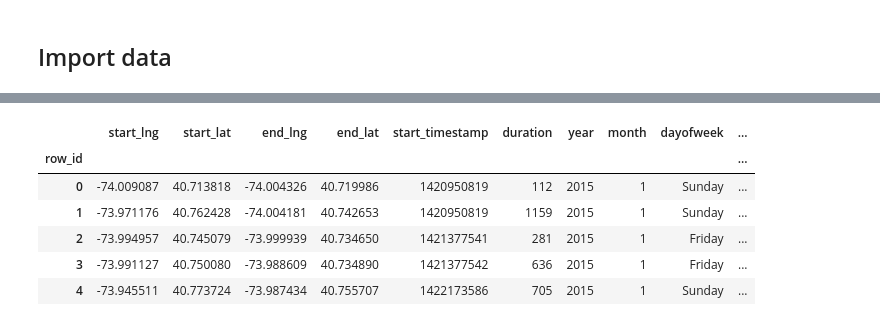
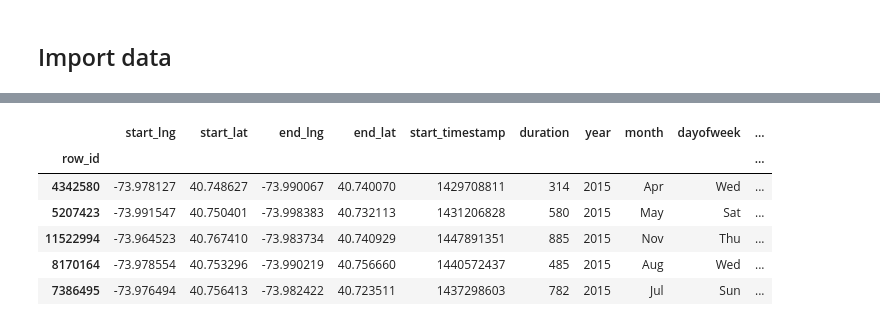
Before and after one commit to niranjv/ml-datasets, a Jupyter notebook: trip-times/jupyter/analysis.ipynb, the cells around one changed output, grey strips where cells are left out. Cells and saved outputs as stored; diff of their text form; code cells hidden in the pictures.

```diff
--- a/trip-times/jupyter/analysis.ipynb
+++ b/trip-times/jupyter/analysis.ipynb
@@ -38,10 +55,15 @@ seaborn.version =  0.8.1
 # %% [markdown]
 ## Import data
 # %%
-# read training set
-train = pd.read_csv("../data/train.csv", index_col=0, header=0)
-train.shape
-train.info()
+# import training set
+train_all = pd.read_csv("../data/train.csv", index_col=0, header=0)
+train_all.shape
+train_all.info()
+
+# import test data
+test = pd.read_csv("../data/test.csv", index_col=0, header=0)
+test.shape
+test.info()
 # %% [output]
 (12905715, 6)
 <class 'pandas.core.frame.DataFrame'>
@@ -58,9 +91,8 @@ memory usage: 689.2 MB
 # %%
-# creat subset of training set for experimentation
-t2 = train[:1000]
-t2 = t2.copy(deep=True)
-t2.head()
-t2.shape
+# create subset of training set for experimentation
+train = train_all.sample(1000000)
+train.head()
+train.shape
 # %% [output]
 |  | start_lng | start_lat | end_lng | end_lat | start_timestamp | duration |
 | row_id |  |  |  |  |  |  |
@@ -75,15 +189,18 @@ t2.shape
 # %%
 # split timestamp into components
-utcdt = pd.to_datetime(t2['start_timestamp'], unit='s')
-utcdt.head()
+utcdt = pd.to_datetime(train['start_timestamp'], unit='s')
 
-t2["year"] = utcdt.dt.year
-t2["month"] = utcdt.dt.month
-t2["dayofweek"] = utcdt.dt.weekday_name
-t2["dayofmonth"] = utcdt.dt.day
-t2["dayofyear"] = utcdt.dt.dayofyear
-t2["hour"] = utcdt.dt.hour
-t2["minute"] = utcdt.dt.minute
+train["year"] = utcdt.dt.year
+train["month"] = utcdt.dt.month
+train["month"] = train["month"].apply(lambda x: calendar.month_abbr[x])
 
-t2.head()
+train["dayofweek"] = utcdt.dt.weekday_name
+train["dayofweek"] = train["dayofweek"].apply(lambda x: x[:3])
+
+train["dayofmonth"] = utcdt.dt.day
+train["dayofyear"] = utcdt.dt.dayofyear
+train["hour"] = utcdt.dt.hour
+train["minute"] = utcdt.dt.minute
+
+train.head()
 # %% [output]
@@ -97,7 +207,7 @@ Name: start_timestamp, dtype: datetime64[ns]
 |  | start_lng | start_lat | end_lng | end_lat | start_timestamp | duration | year | month | dayofweek | ... |
 | row_id |  |  |  |  |  |  |  |  |  | ... |
-| 0 | -74.009087 | 40.713818 | -74.004326 | 40.719986 | 1420950819 | 112 | 2015 | 1 | Sunday | ... |
-| 1 | -73.971176 | 40.762428 | -74.004181 | 40.742653 | 1420950819 | 1159 | 2015 | 1 | Sunday | ... |
-| 2 | -73.994957 | 40.745079 | -73.999939 | 40.734650 | 1421377541 | 281 | 2015 | 1 | Friday | ... |
-| 3 | -73.991127 | 40.750080 | -73.988609 | 40.734890 | 1421377542 | 636 | 2015 | 1 | Friday | ... |
-| 4 | -73.945511 | 40.773724 | -73.987434 | 40.755707 | 1422173586 | 705 | 2015 | 1 | Sunday | ... |
+| 4342580 | -73.978127 | 40.748627 | -73.990067 | 40.740070 | 1429708811 | 314 | 2015 | Apr | Wed | ... |
+| 5207423 | -73.991547 | 40.750401 | -73.998383 | 40.732113 | 1431206828 | 580 | 2015 | May | Sat | ... |
+| 11522994 | -73.964523 | 40.767410 | -73.983734 | 40.740929 | 1447891351 | 885 | 2015 | Nov | Thu | ... |
+| 8170164 | -73.978554 | 40.753296 | -73.990219 | 40.756660 | 1440572437 | 485 | 2015 | Aug | Wed | ... |
+| 7386495 | -73.976494 | 40.756413 | -73.982422 | 40.723511 | 1437298603 | 782 | 2015 | Jul | Sun | ... |
```
Also changed, not shown: parts of 24 cells of this notebook.
